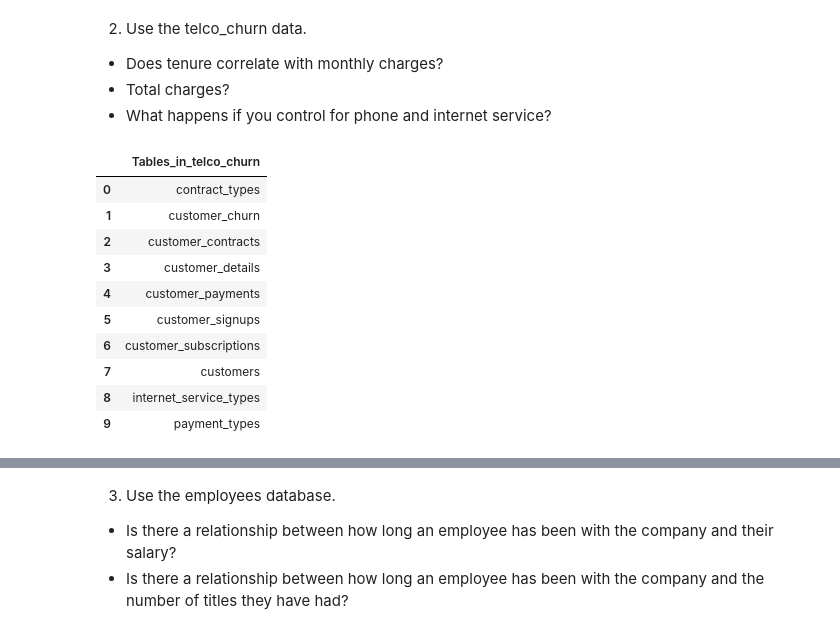
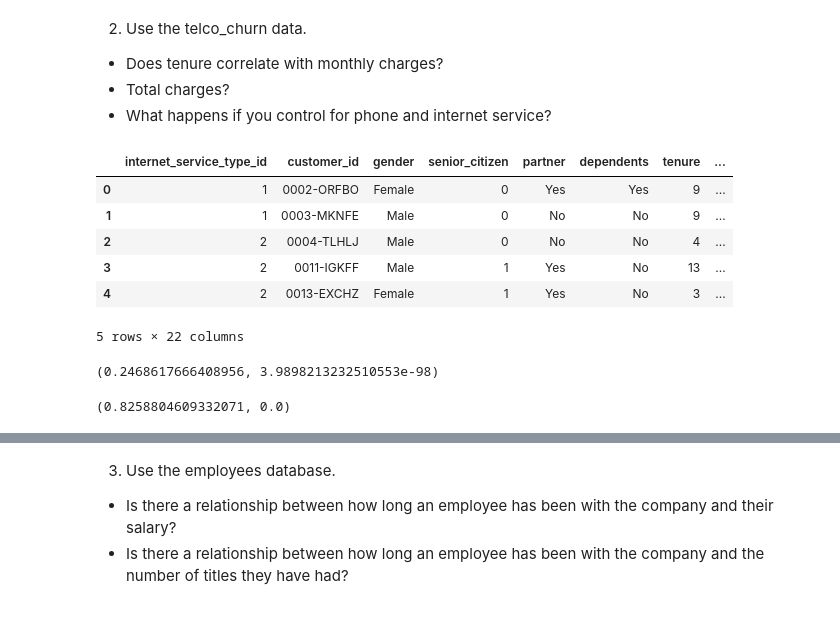
Before and after one commit to nickpedri/statistics-exercises, a Jupyter notebook: hypothesis_testing.ipynb, the cells around one changed output, grey strips where cells are left out. Drawn from its saved outputs; the diff is of its cells as text; code cells hidden in the pictures.

```diff
--- a/hypothesis_testing.ipynb
+++ b/hypothesis_testing.ipynb
@@ -285,20 +291,18 @@ There is no correlation between gender and being a manager.
 # %%
 url = env.get_connection('telco_churn')
 engine = create_engine(url)
 xx = text('''
-        SHOW TABLES
+        SELECT * FROM customers as C
+        JOIN internet_service_types as IST USING(internet_service_type_id)
+        WHERE total_charges NOT LIKE '% %'
         ''')
 telco = pd.read_sql(xx,engine.connect())
-telco
+telco.head()
 # %% [output]
-|  | Tables_in_telco_churn |
-| 0 | contract_types |
-| 1 | customer_churn |
-| 2 | customer_contracts |
-| 3 | customer_details |
-| 4 | customer_payments |
-| 5 | customer_signups |
-| 6 | customer_subscriptions |
-| 7 | customers |
-| 8 | internet_service_types |
-| 9 | payment_types |
+|  | internet_service_type_id | customer_id | gender | senior_citizen | partner | dependents | tenure | ... |
+| 0 | 1 | 0002-ORFBO | Female | 0 | Yes | Yes | 9 | ... |
+| 1 | 1 | 0003-MKNFE | Male | 0 | No | No | 9 | ... |
+| 2 | 2 | 0004-TLHLJ | Male | 0 | No | No | 4 | ... |
+| 3 | 2 | 0011-IGKFF | Male | 1 | Yes | No | 13 | ... |
+| 4 | 2 | 0013-EXCHZ | Female | 1 | Yes | No | 3 | ... |
+5 rows × 22 columns
@@ -304,0 +311,12 @@ telco
+# %%
+r, p = stats.pearsonr(telco['tenure'],telco['monthly_charges'])
+r, p
+# There is no correlation between monthly charges and tenure
+# %% [output]
+(0.2468617666408956, 3.9898213232510553e-98)
+# %%
+r, p = stats.pearsonr(telco['tenure'],telco['total_charges'])
+r, p
+# There is a correlation between tenure and total_charges
+# %% [output]
+(0.8258804609332071, 0.0)
```
Also changed, not shown: parts of 15 cells of this notebook.
